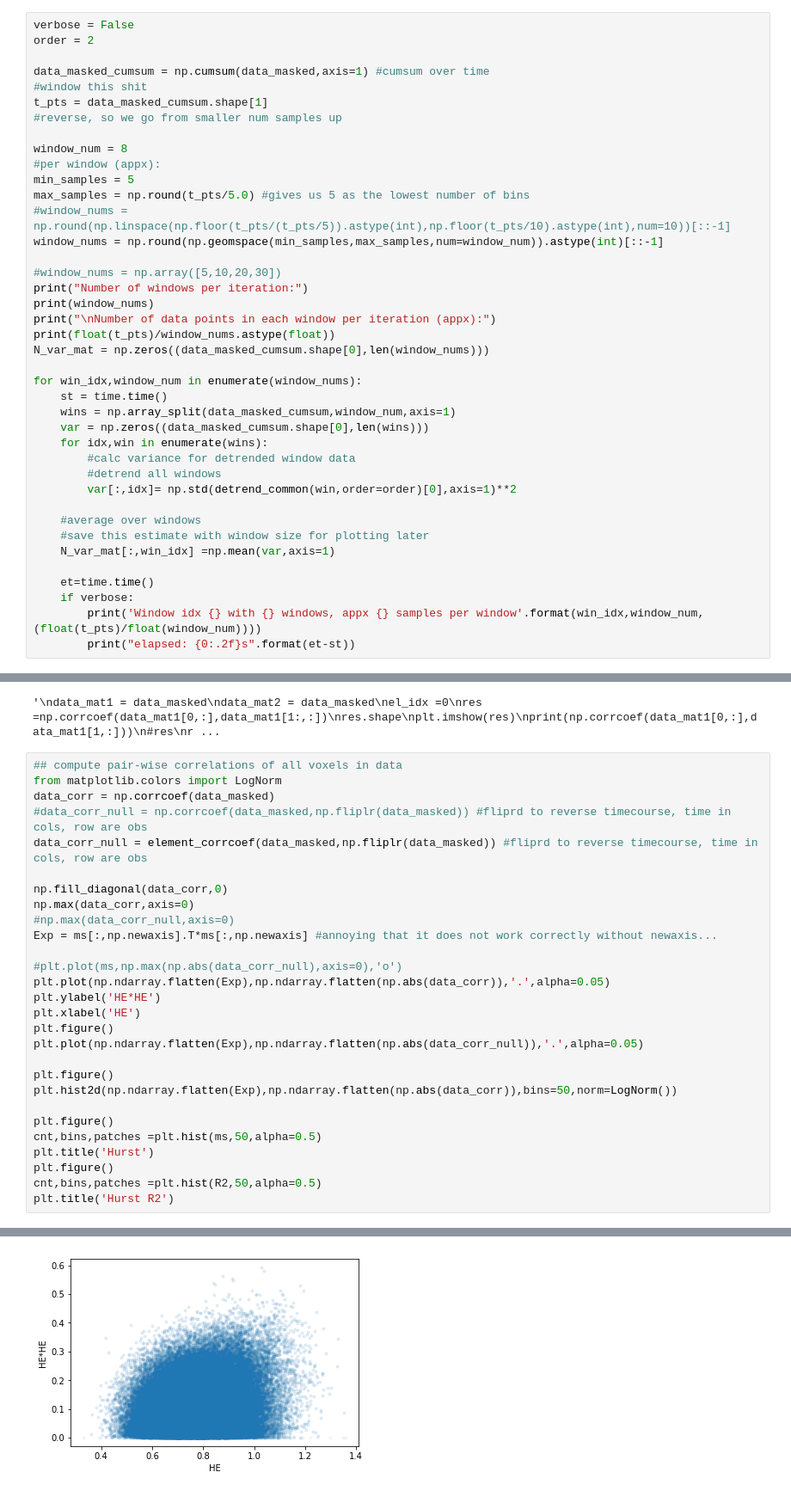
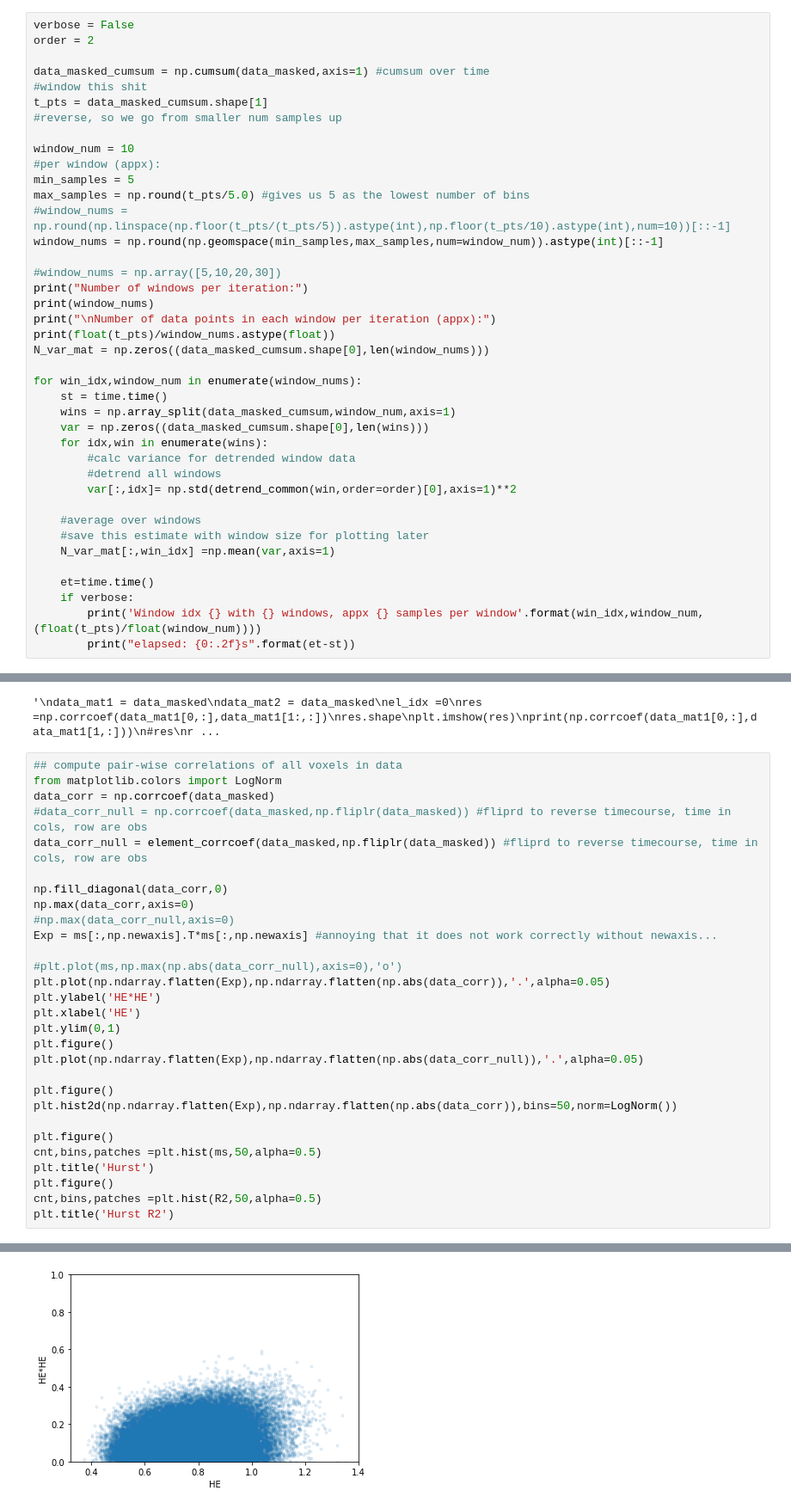
Before and after one commit to mMPI-MRI/scratch_in_progress, a Jupyter notebook: 2017_11_CalcHurst_per_vox.ipynb, the cells around one changed output, grey strips where cells are left out. Shown at 86% size. Cells and saved outputs as stored; diff of their text form.

```diff
--- a/2017_11_CalcHurst_per_vox.ipynb
+++ b/2017_11_CalcHurst_per_vox.ipynb
@@ -135,7 +135,7 @@ data_masked_cumsum = np.cumsum(data_masked,axis=1) #cumsum over time
 t_pts = data_masked_cumsum.shape[1]
 #reverse, so we go from smaller num samples up
 
-window_num = 8
+window_num = 10
 #per window (appx):
 min_samples = 5
 max_samples = np.round(t_pts/5.0) #gives us 5 as the lowest number of bins
@@ -216,31 +216,32 @@ res = element_corrcoef(data_mat1,data_mat1)
 # %%
 ## compute pair-wise correlations of all voxels in data
 from matplotlib.colors import LogNorm
 data_corr = np.corrcoef(data_masked)
 #data_corr_null = np.corrcoef(data_masked,np.fliplr(data_masked)) #fliprd to reverse timecourse, time in cols, row are obs
 data_corr_null = element_corrcoef(data_masked,np.fliplr(data_masked)) #fliprd to reverse timecourse, time in cols, row are obs
 
 np.fill_diagonal(data_corr,0)
 np.max(data_corr,axis=0)
 #np.max(data_corr_null,axis=0)
 Exp = ms[:,np.newaxis].T*ms[:,np.newaxis] #annoying that it does not work correctly without newaxis...
 
 #plt.plot(ms,np.max(np.abs(data_corr_null),axis=0),'o')
 plt.plot(np.ndarray.flatten(Exp),np.ndarray.flatten(np.abs(data_corr)),'.',alpha=0.05)
 plt.ylabel('HE*HE')
 plt.xlabel('HE')
+plt.ylim(0,1)
 plt.figure()
 plt.plot(np.ndarray.flatten(Exp),np.ndarray.flatten(np.abs(data_corr_null)),'.',alpha=0.05)
 
 plt.figure()
 plt.hist2d(np.ndarray.flatten(Exp),np.ndarray.flatten(np.abs(data_corr)),bins=50,norm=LogNorm())
 
 plt.figure()
 cnt,bins,patches =plt.hist(ms,50,alpha=0.5)
 plt.title('Hurst')
 plt.figure()
 cnt,bins,patches =plt.hist(R2,50,alpha=0.5)
 plt.title('Hurst R2')
 # %% [output]
 <matplotlib.text.Text at 0x...>
-[figure, old version]
+[figure, new version]
```
Also changed, not shown: parts of 7 cells of this notebook.
